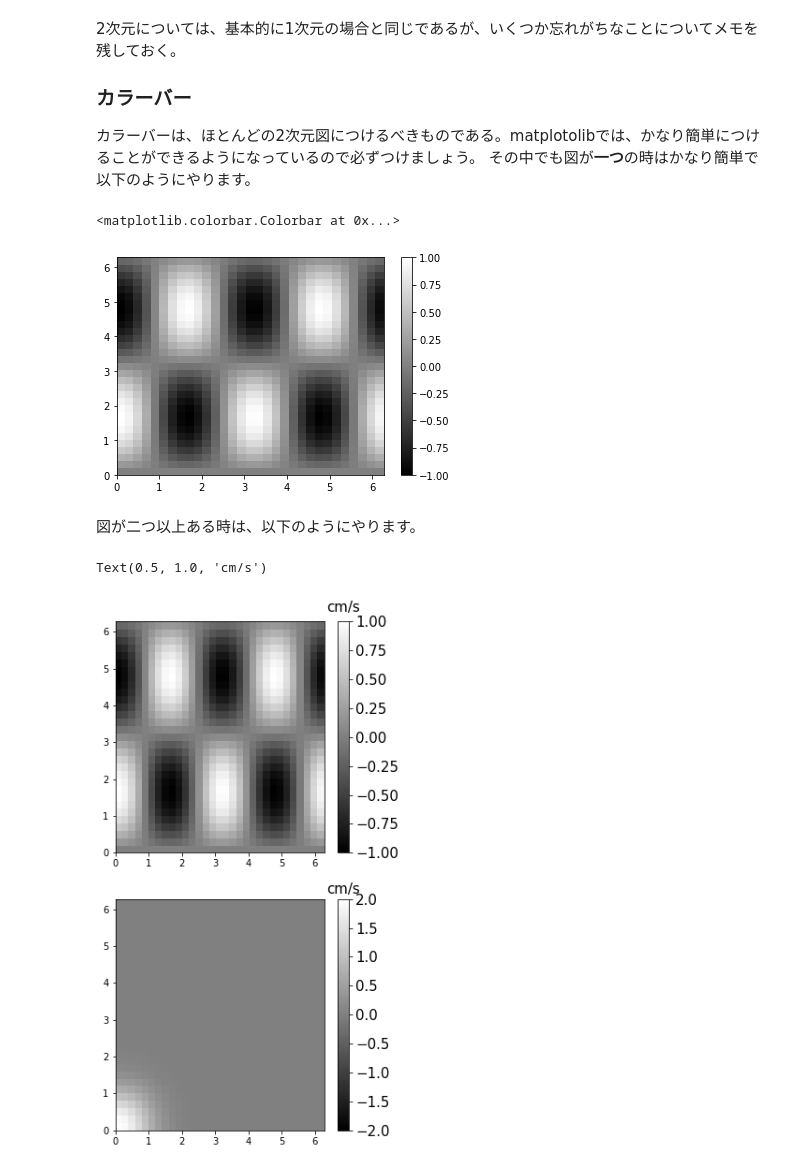
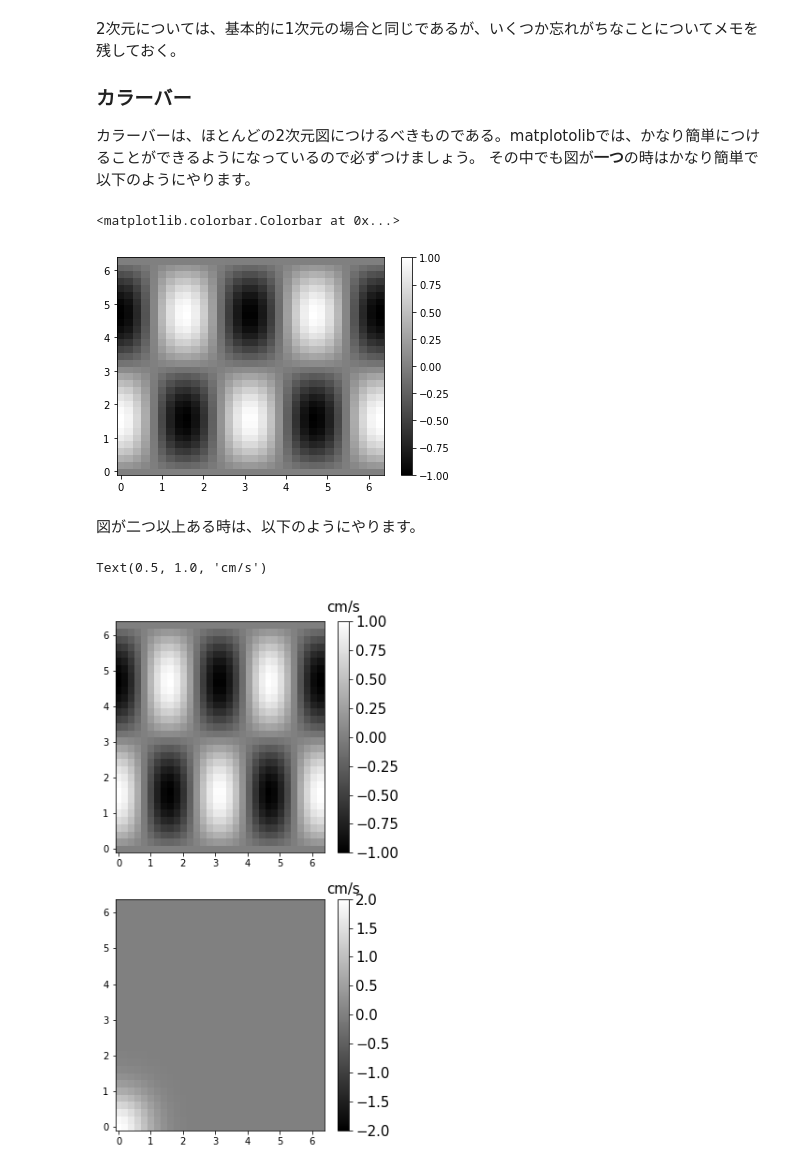
Before and after one commit to hottahd/Python-plot, a Jupyter notebook: 2dplot.ipynb, the cells around one changed output. Saved outputs shown, nothing was run; the diff lists cells and outputs as text; code cells hidden in the pictures.

```diff
--- a/2dplot.ipynb
+++ b/2dplot.ipynb
@@ -7,25 +7,25 @@
 # %%
 #Jupyter notebookのための設定
 %matplotlib inline
 
 #ライブラリの読み込み
 import numpy as np
 import matplotlib.pyplot as plt
 
 #座標の設定
 x = np.linspace(0,np.pi*2.,32)
 y = np.linspace(0,np.pi*2.,32)
 
 X, Y = np.meshgrid(x,y,indexing='ij')
 
 z = sin(X)*cos(2*Y)
 
 #コンター図作成はpcoloirmeshがおすすめです。
-plt.pcolormesh(x,y,z,vmax=1.,vmin=-1.)
+plt.pcolormesh(x,y,z,vmax=1.,vmin=-1.,shading='auto')
 plt.colorbar()
 # %% [output]
 <matplotlib.colorbar.Colorbar at 0x...>
-[figure, old version]
+[figure, new version]
 # %% [markdown]
 図が二つ以上ある時は、以下のようにやります。
 # %%
@@ -51,8 +51,8 @@ ax1 = fig.add_subplot(211)
 ax2 = fig.add_subplot(212)
 
 #colobarで使うので、pcolormeshの戻り値をim1, im2として保存しておく
-im1 = ax1.pcolormesh(x,y,z0,vmax=1.,vmin=-1.)
-im2 = ax2.pcolormesh(x,y,z1,vmax=2.,vmin=-2.)
+im1 = ax1.pcolormesh(x,y,z0,vmax=1.,vmin=-1.,shading='auto')
+im2 = ax2.pcolormesh(x,y,z1,vmax=2.,vmin=-2.,shading='auto')
 
 #pcolormeshの戻り値を引数として、axesインスタンスをオプションとしてつけて
 #カラーバーを作成します。オプションがないと、どちらのカラーバーも最後の図についてしまいます。
@@ -70,4 +70,4 @@ cl1.ax.set_title("cm/s",fontsize=15,pad=10)
 cl2.ax.set_title("cm/s",fontsize=15)
 # %% [output]
 Text(0.5, 1.0, 'cm/s')
-[figure, old version]
+[figure, new version]
```
Also changed, not shown: parts of 2 cells of this notebook.
